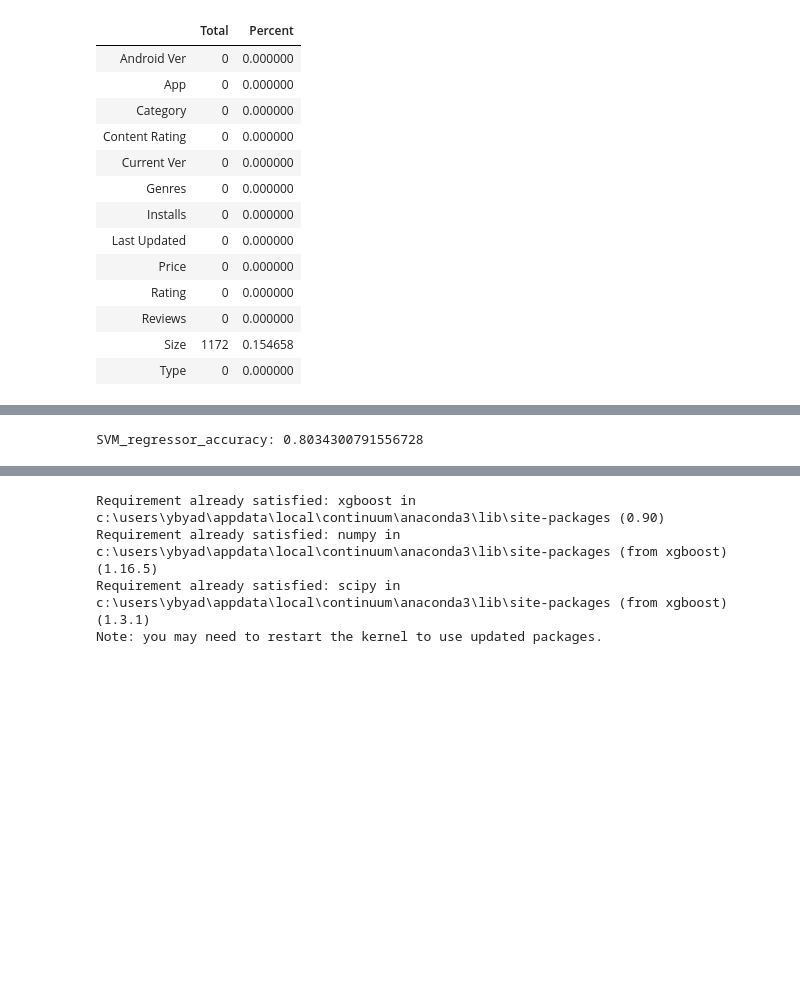
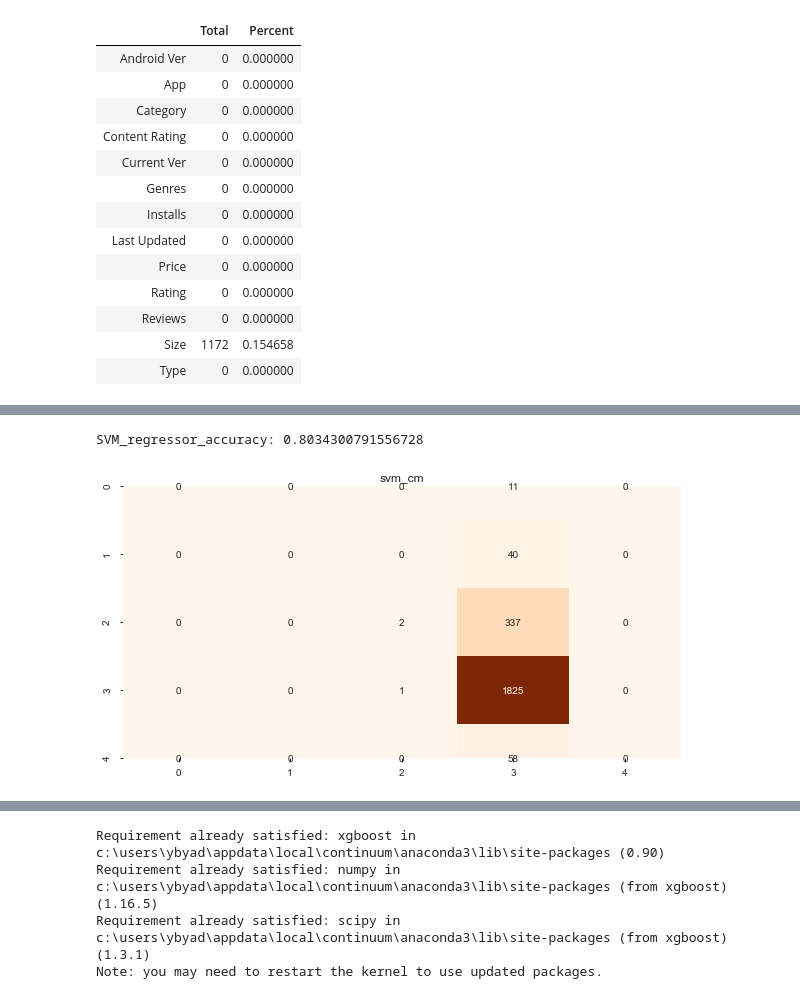
Before and after one commit to ybyadav36/Mobile-app-success-Prediction, a Jupyter notebook: MyNewMLPr.ipynb, the cells around one changed output, grey strips where cells are left out. Drawn from its saved outputs; the diff is of its cells as text; code cells hidden in the pictures; blank space fills up the shorter version.

```diff
--- a/MyNewMLPr.ipynb
+++ b/MyNewMLPr.ipynb
@@ -534,12 +556,13 @@ svr_pred=svc_r.predict(X_test)
 svr_cm=confusion_matrix(y_test,svr_pred)
 svr_ac=accuracy_score(y_test, svr_pred)
 # %%
-#plt.figure(figsize=(10,5))
-#plt.title("svm_cm")
-#sns.heatmap(svr_cm,annot=True,cmap="Oranges",fmt="d",cbar=False)
+plt.figure(figsize=(10,5))
+plt.title("svm_cm")
+sns.heatmap(svr_cm,annot=True,cmap="Oranges",fmt="d",cbar=False)
 print('SVM_regressor_accuracy:',svr_ac)
 # %% [output]
 SVM_regressor_accuracy: 0.8034300791556728
+[figure, added]
 # %%
 #RandomForest
 rdf_c=RandomForestClassifier(n_estimators=10,criterion='entropy',random_state=30)
```
Also changed, not shown: parts of 12 cells of this notebook.
